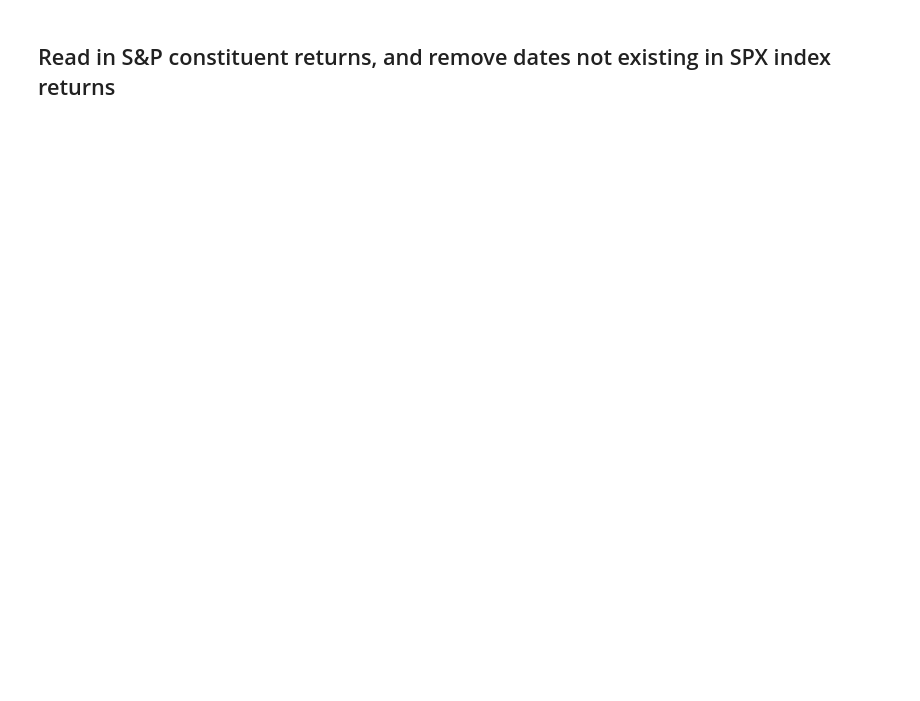
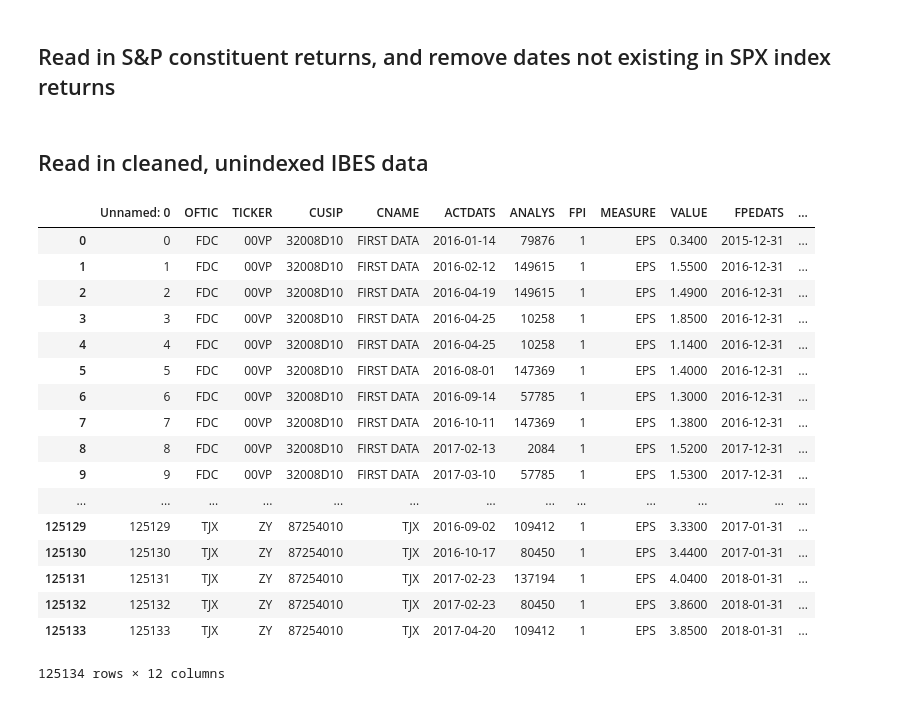
Before and after one commit to DijunLiu1995/DSQF, a Jupyter notebook: analyst_forecast/ipynb/ml_forecasting.ipynb, the cells around one changed output. Cells and saved outputs as stored; diff of their text form; code cells hidden in the pictures; blank space fills up the shorter version.

```diff
--- a/analyst_forecast/ipynb/ml_forecasting.ipynb
+++ b/analyst_forecast/ipynb/ml_forecasting.ipynb
@@ -40,3 +24,5 @@ sp500_constituent_returns.date = pd.to_datetime(sp500_constituent_returns.date,
 sp500_constituent_returns = sp500_constituent_returns[sp500_constituent_returns.date.isin(spx_returns.index)]
 
 sp500_constituent_returns.to_pickle(file_location +'AFE_data/data/crsp_sp500_1970_2016_dates_cleaned.p')
+# %% [markdown]
+<h2>Read in cleaned, unindexed IBES data</h2>
@@ -42,0 +31,4 @@ sp500_constituent_returns.to_pickle(file_location +'AFE_data/data/crsp_sp500_197
+# %%
+ibes_estimates = pd.read_csv(file_location +  'AFE_data/ibes/clean_estimates.csv')
+ibes_estimates.ACTDATS = pd.to_datetime(ibes_estimates.ACTDATS,format='%Y%m%d')
+ibes_estimates.FPEDATS = pd.to_datetime(ibes_estimates.FPEDATS,format='%Y%m%d')
@@ -42,0 +39,21 @@ sp500_constituent_returns.to_pickle(file_location +'AFE_data/data/crsp_sp500_197
+# %%
+ibes_estimates
+# %% [output]
+|  | Unnamed: 0 | OFTIC | TICKER | CUSIP | CNAME | ACTDATS | ANALYS | FPI | MEASURE | VALUE | FPEDATS | ... |
+| 0 | 0 | FDC | 00VP | 32008D10 | FIRST DATA | 2016-01-14 | 79876 | 1 | EPS | 0.3400 | 2015-12-31 | ... |
+| 1 | 1 | FDC | 00VP | 32008D10 | FIRST DATA | 2016-02-12 | 149615 | 1 | EPS | 1.5500 | 2016-12-31 | ... |
+| 2 | 2 | FDC | 00VP | 32008D10 | FIRST DATA | 2016-04-19 | 149615 | 1 | EPS | 1.4900 | 2016-12-31 | ... |
+| 3 | 3 | FDC | 00VP | 32008D10 | FIRST DATA | 2016-04-25 | 10258 | 1 | EPS | 1.8500 | 2016-12-31 | ... |
+| 4 | 4 | FDC | 00VP | 32008D10 | FIRST DATA | 2016-04-25 | 10258 | 1 | EPS | 1.1400 | 2016-12-31 | ... |
+| 5 | 5 | FDC | 00VP | 32008D10 | FIRST DATA | 2016-08-01 | 147369 | 1 | EPS | 1.4000 | 2016-12-31 | ... |
+| 6 | 6 | FDC | 00VP | 32008D10 | FIRST DATA | 2016-09-14 | 57785 | 1 | EPS | 1.3000 | 2016-12-31 | ... |
+| 7 | 7 | FDC | 00VP | 32008D10 | FIRST DATA | 2016-10-11 | 147369 | 1 | EPS | 1.3800 | 2016-12-31 | ... |
+| 8 | 8 | FDC | 00VP | 32008D10 | FIRST DATA | 2017-02-13 | 2084 | 1 | EPS | 1.5200 | 2017-12-31 | ... |
+| 9 | 9 | FDC | 00VP | 32008D10 | FIRST DATA | 2017-03-10 | 57785 | 1 | EPS | 1.5300 | 2017-12-31 | ... |
+| ... | ... | ... | ... | ... | ... | ... | ... | ... | ... | ... | ... | ... |
+| 125129 | 125129 | TJX | ZY | 87254010 | TJX | 2016-09-02 | 109412 | 1 | EPS | 3.3300 | 2017-01-31 | ... |
+| 125130 | 125130 | TJX | ZY | 87254010 | TJX | 2016-10-17 | 80450 | 1 | EPS | 3.4400 | 2017-01-31 | ... |
+| 125131 | 125131 | TJX | ZY | 87254010 | TJX | 2017-02-23 | 137194 | 1 | EPS | 4.0400 | 2018-01-31 | ... |
+| 125132 | 125132 | TJX | ZY | 87254010 | TJX | 2017-02-23 | 80450 | 1 | EPS | 3.8600 | 2018-01-31 | ... |
+| 125133 | 125133 | TJX | ZY | 87254010 | TJX | 2017-04-20 | 109412 | 1 | EPS | 3.8500 | 2018-01-31 | ... |
+125134 rows × 12 columns
```
Also changed, not shown: parts of 6 cells of this notebook.
